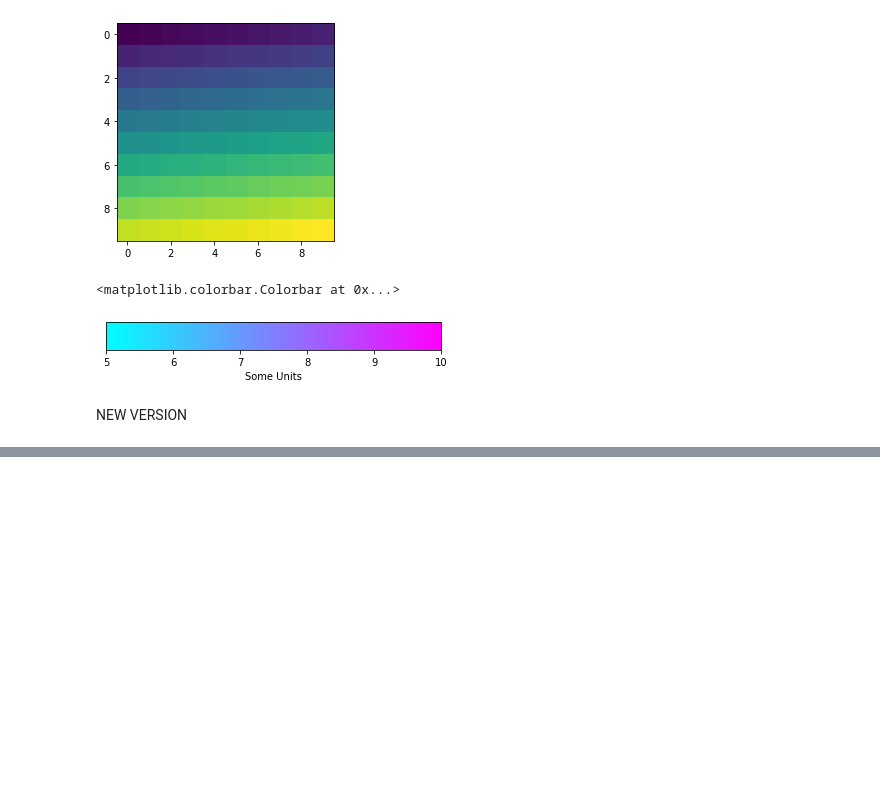
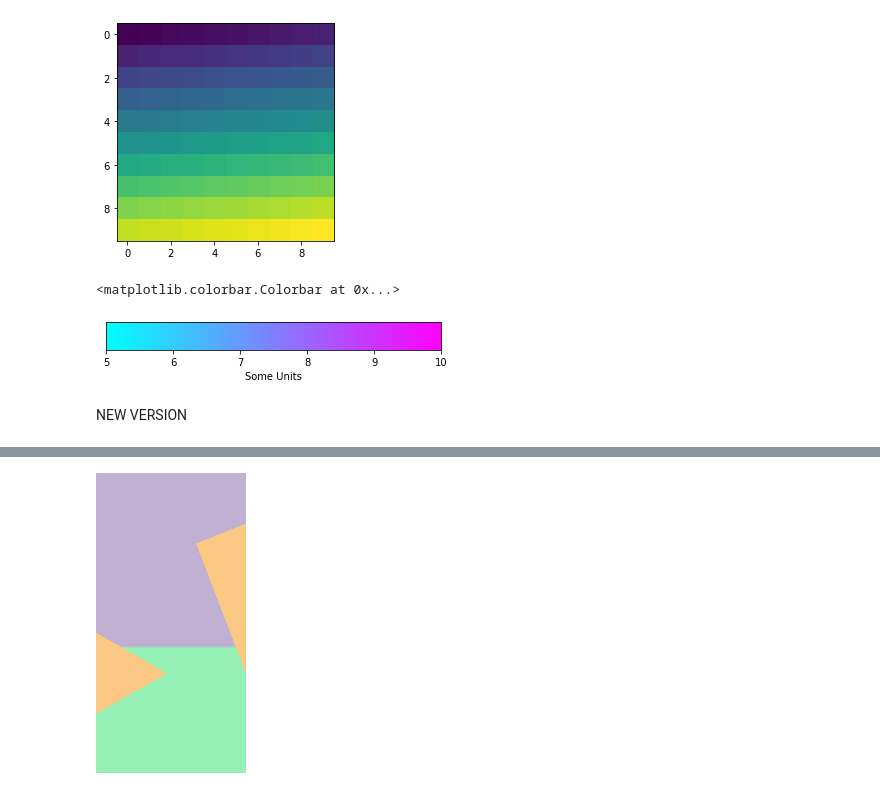
Before and after one commit to mr-usurper/aura_vis, a Jupyter notebook: aura_viz.ipynb, the cells around one changed output, grey strips where cells are left out. Cells and saved outputs as stored; diff of their text form; code cells hidden in the pictures; blank space fills up the shorter version.

```diff
--- a/aura_viz.ipynb
+++ b/aura_viz.ipynb
@@ -567,0 +561,21 @@ img
+# %%
+for i in range(0, mood1):
+  for j in range(w):
+    array[i,j] = [192,176,209] #purple
+
+for i in range(mood1, h):
+  for j in range(w):
+    array[i,j] = [150,240,182] #green
+
+img = Image.fromarray(array)
+scale = 3
+scaled = img.resize((w*scale, h*scale))
+
+draw = ImageDraw.Draw(scaled)
+draw.regular_polygon((10,200,60), 3, rotation = -90, fill=(250,200,130))
+#draw.polygon(((150, 0), (100, 20), (150, 100)), fill=(142,101,169))
+draw.polygon(((150, 50), (100, 70), (150, 200)), fill=(250,200,130))
+
+scaled
+# %% [output]
+[figure, added]
```
Also changed, not shown: parts of 13 cells of this notebook.
